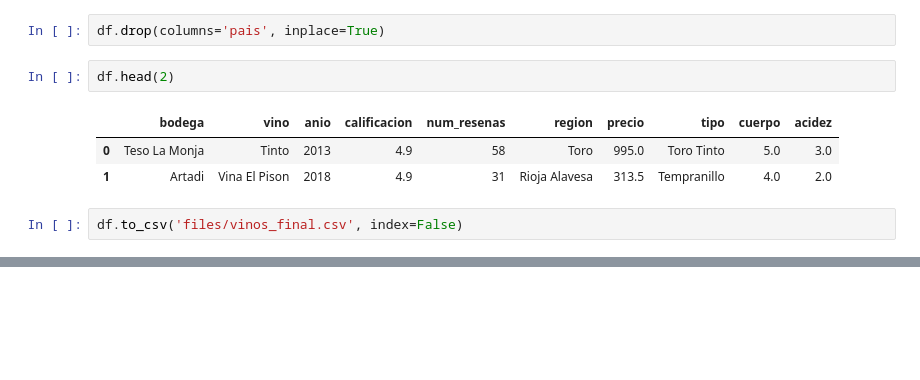
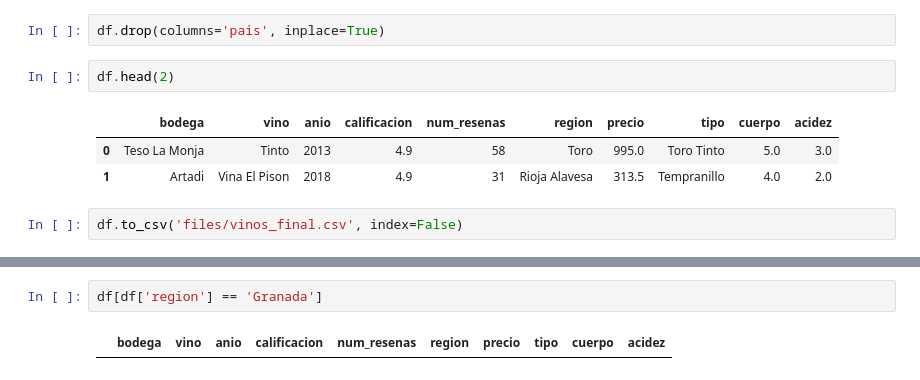
Before and after one commit to NataliaHerrera-DA/proyecto-da-promo-60-modulo-4-team-1, a Jupyter notebook: ETL.ipynb, the cells around one changed output, grey strips where cells are left out. Drawn from its saved outputs; the diff is of its cells as text; blank space fills up the shorter version.

```diff
--- a/ETL.ipynb
+++ b/ETL.ipynb
@@ -835,0 +878,4 @@ df.to_csv('files/vinos_final.csv', index=False)
+# %%
+df[df['region'] == 'Granada']
+# %% [output]
+|  | bodega | vino | anio | calificacion | num_resenas | region | precio | tipo | cuerpo | acidez |
```
Also changed, not shown: parts of 2 cells of this notebook, 3 other files.
